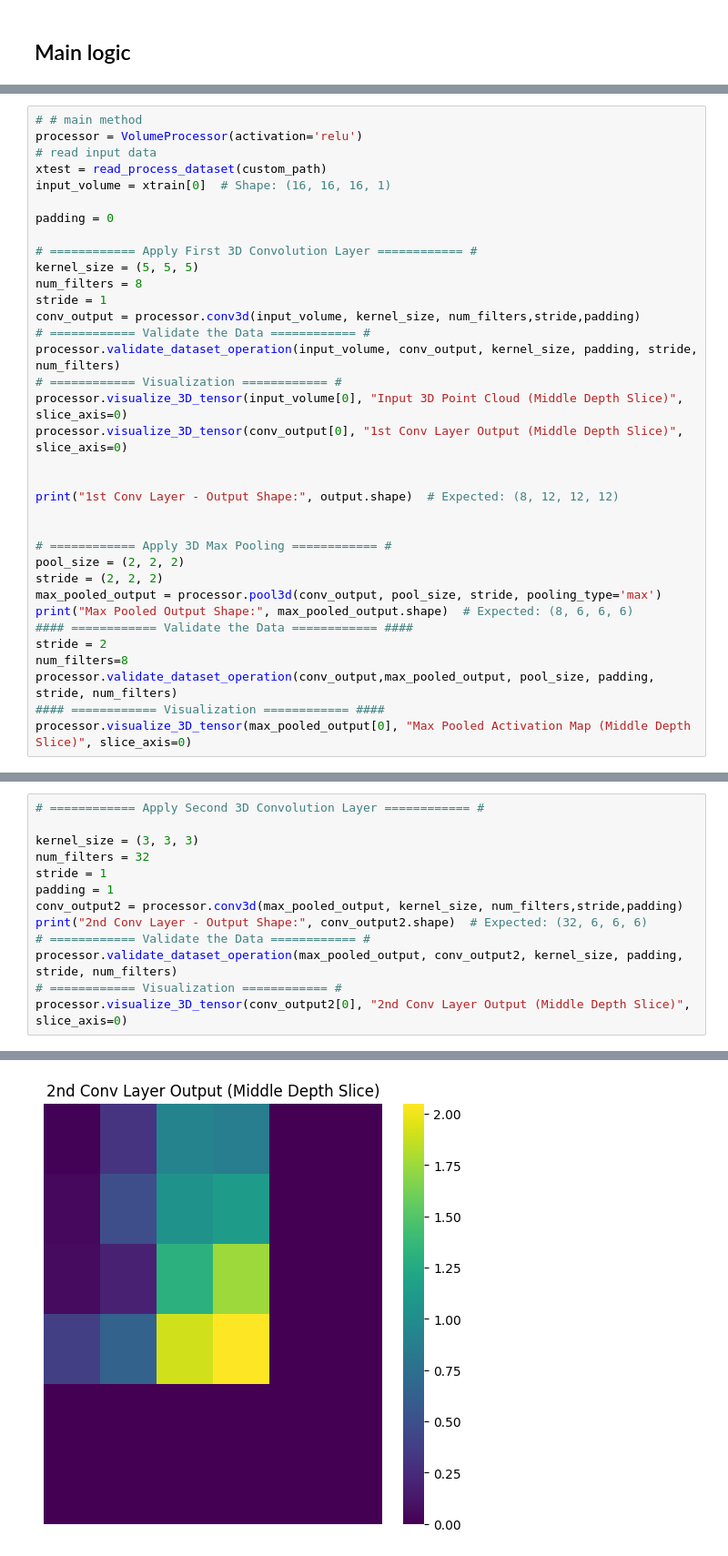
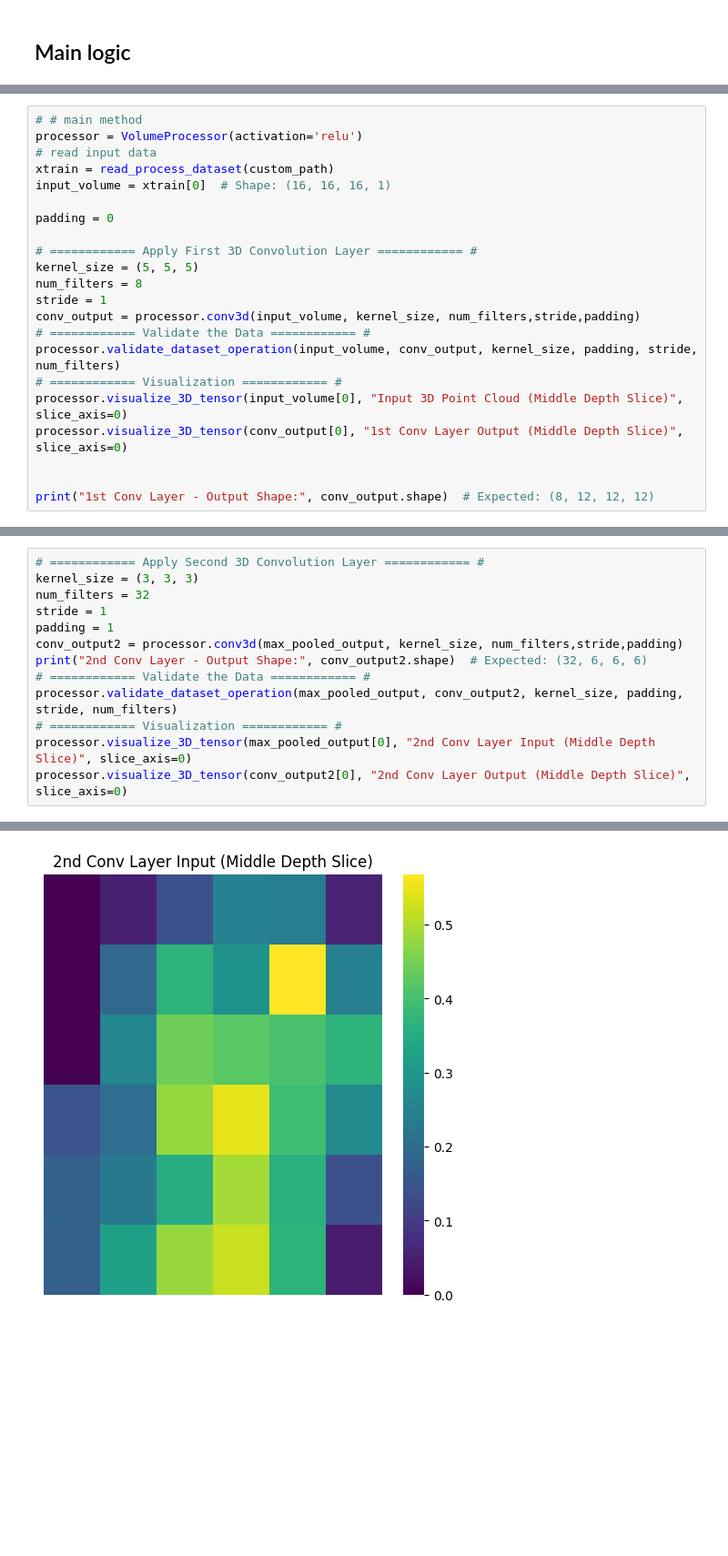
Before and after one commit to mridulpant2010/CS5480-deeplearning, a Jupyter notebook: a2_cs24mtech15009.ipynb, the cells around one changed output, grey strips where cells are left out. Shown at 91% size. Drawn from its saved outputs; the diff is of its cells as text; blank space fills up the shorter version.

```diff
--- a/a2_cs24mtech15009.ipynb
+++ b/a2_cs24mtech15009.ipynb
@@ -207,7 +208,7 @@ def read_process_dataset(custom_path):
 # # main method
 processor = VolumeProcessor(activation='relu')
 # read input data
-xtest = read_process_dataset(custom_path)
+xtrain = read_process_dataset(custom_path)
 input_volume = xtrain[0]  # Shape: (16, 16, 16, 1)
 
 padding = 0
@@ -224,20 +225,7 @@ processor.visualize_3D_tensor(input_volume[0], "Input 3D Point Cloud (Middle Dep
 processor.visualize_3D_tensor(conv_output[0], "1st Conv Layer Output (Middle Depth Slice)", slice_axis=0)
 
 
-print("1st Conv Layer - Output Shape:", output.shape)  # Expected: (8, 12, 12, 12)
-
-
-# ============ Apply 3D Max Pooling ============ #
-pool_size = (2, 2, 2)
-stride = (2, 2, 2)
-max_pooled_output = processor.pool3d(conv_output, pool_size, stride, pooling_type='max')
-print("Max Pooled Output Shape:", max_pooled_output.shape)  # Expected: (8, 6, 6, 6)
-#### ============ Validate the Data ============ ####
-stride = 2
-num_filters=8
-processor.validate_dataset_operation(conv_output,max_pooled_output, pool_size, padding, stride, num_filters)
-#### ============ Visualization ============ ####
-processor.visualize_3D_tensor(max_pooled_output[0], "Max Pooled Activation Map (Middle Depth Slice)", slice_axis=0)
+print("1st Conv Layer - Output Shape:", conv_output.shape)  # Expected: (8, 12, 12, 12)
 # %% [output]
 Expected output shape: (8, 12, 12, 12)
 Actual output shape: (8, 12, 12, 12)
@@ -251,18 +274,18 @@ Actual output shape: (8, 6, 6, 6)
 # %%
 # ============ Apply Second 3D Convolution Layer ============ #
-
 kernel_size = (3, 3, 3)
 num_filters = 32
 stride = 1
 padding = 1
 conv_output2 = processor.conv3d(max_pooled_output, kernel_size, num_filters,stride,padding)
 print("2nd Conv Layer - Output Shape:", conv_output2.shape)  # Expected: (32, 6, 6, 6)
 # ============ Validate the Data ============ #
 processor.validate_dataset_operation(max_pooled_output, conv_output2, kernel_size, padding, stride, num_filters)
 # ============ Visualization ============ #
+processor.visualize_3D_tensor(max_pooled_output[0], "2nd Conv Layer Input (Middle Depth Slice)", slice_axis=0)
 processor.visualize_3D_tensor(conv_output2[0], "2nd Conv Layer Output (Middle Depth Slice)", slice_axis=0)
 # %% [output]
 2nd Conv Layer - Output Shape: (32, 6, 6, 6)
 Expected output shape: (32, 6, 6, 6)
 Actual output shape: (32, 6, 6, 6)
-[figure, old version]
+[figure, new version]
```
Also changed, not shown: parts of 13 cells of this notebook.
